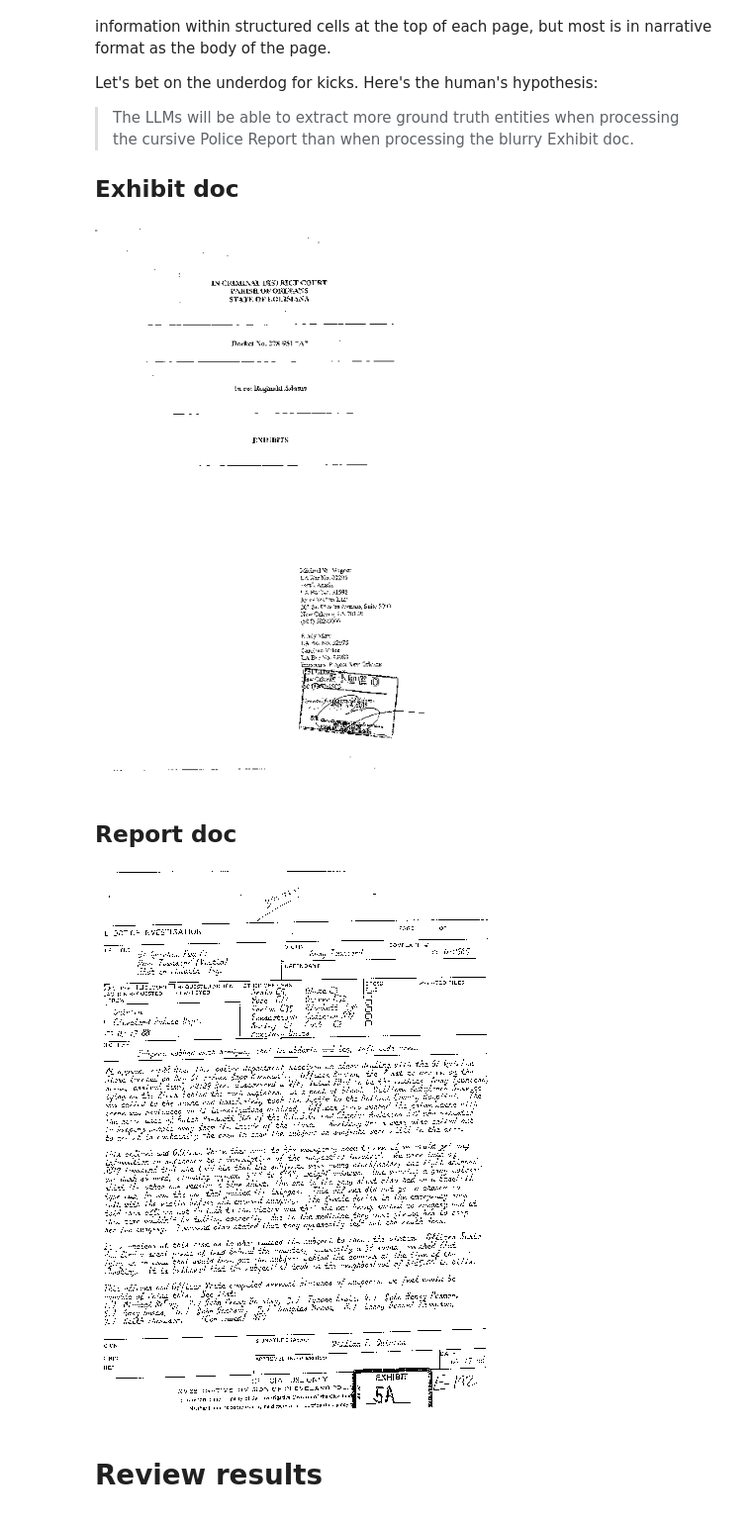
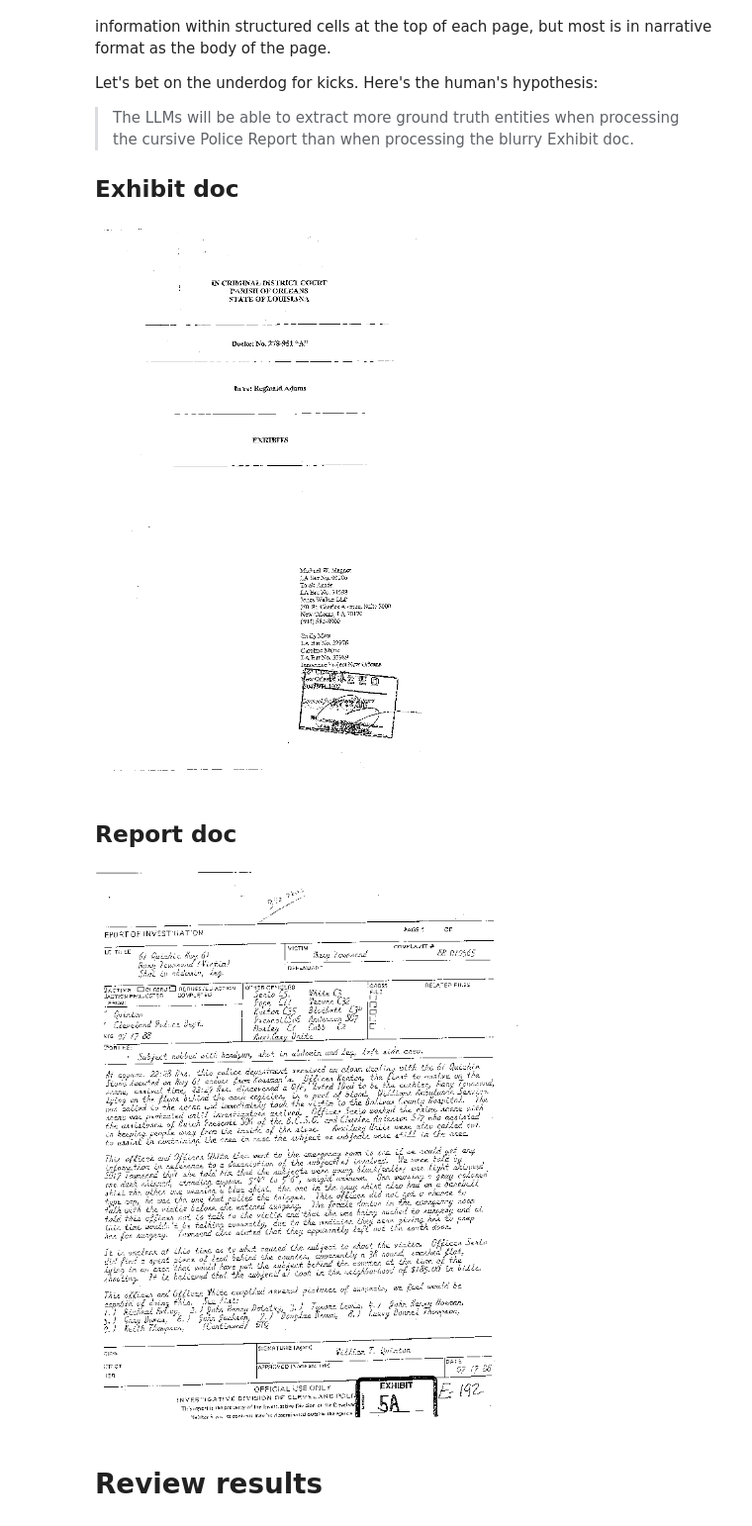
Before and after one commit to ipno-llead/US-IPNO-exonerations, a Jupyter notebook: write/HRDAG-tech-corner/blog-post-2/write/deepdive-1.ipynb, the cells around one changed output. Shown at 99% size. Saved outputs shown, nothing was run; the diff lists cells and outputs as text; code cells hidden in the pictures.

Commit message:
fixed all image references so snippets appear in HTML and PDF exports

```diff
--- a/write/HRDAG-tech-corner/blog-post-2/write/deepdive-1.ipynb
+++ b/write/HRDAG-tech-corner/blog-post-2/write/deepdive-1.ipynb
@@ -112,15 +90,15 @@ Let's bet on the underdog for kicks. Here's the human's hypothesis:
 
 ## Exhibit doc <a class="anchor" id="exhibit_preview"></a>
 # %%
-Image(filename=f'{exhibit_pdf}[0]', resolution=50)
+Image(filename=f'{exhibit_pdf}[0]', resolution=75)
 # %% [output]
-[figure, old version]
+[figure, new version]
 # %% [markdown]
 ## Report doc <a class="anchor" id="report_preview"></a>
 # %%
-Image(filename=f'{report_pdf}[0]', resolution=50)
+Image(filename=f'{report_pdf}[0]', resolution=75)
 # %% [output]
-[figure, old version]
+[figure, new version]
 # %% [markdown]
 # Review results <a class="anchor" id="review"></a>
 # %% [markdown]
```
Also changed, not shown: parts of 23 cells of this notebook.
